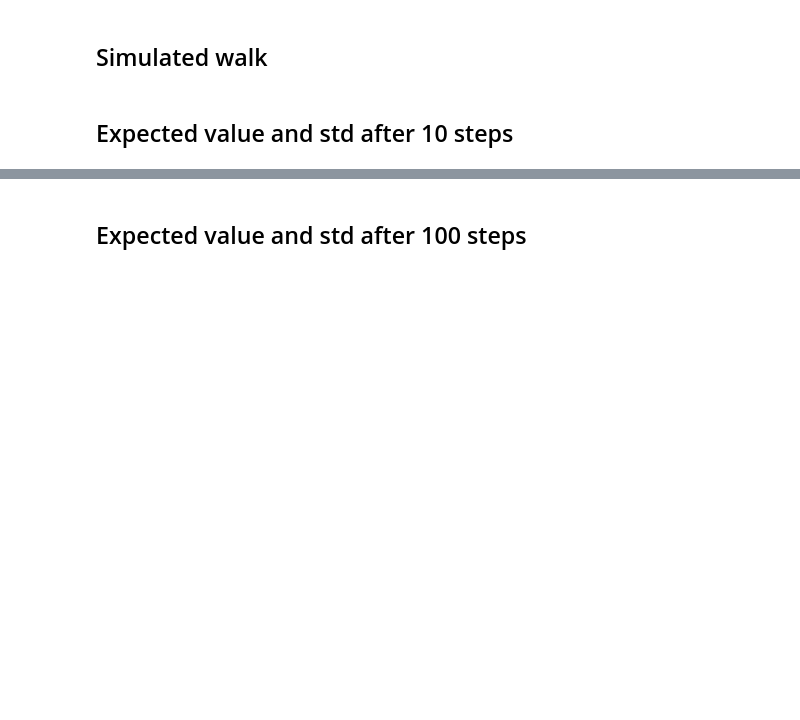
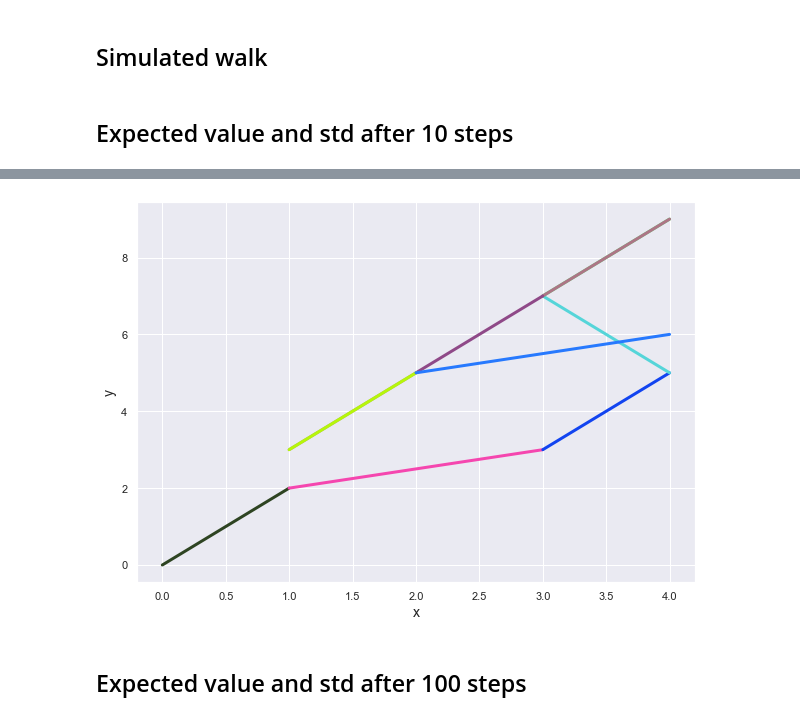
Before and after one commit to saijananiganesan/WorkBench, a Jupyter notebook: notebooks/Simulation.ipynb, the cells around one changed output, grey strips where cells are left out. Cells and saved outputs as stored; diff of their text form; code cells hidden in the pictures; blank space fills up the shorter version.

```diff
--- a/notebooks/Simulation.ipynb
+++ b/notebooks/Simulation.ipynb
@@ -110,3 +124,8 @@ Knight.plot_convergence(nsteps=10)
+# %%
+complete_moves=Knight.walk(repeat=1,nsteps=10,complete_moves=True)
+Knight.plot_walk(complete_moves)
+# %% [output]
+[figure, added]
 # %% [markdown]
 ## Expected value and std after 100 steps
 # %%
```
Also changed, not shown: parts of 5 cells of this notebook.
